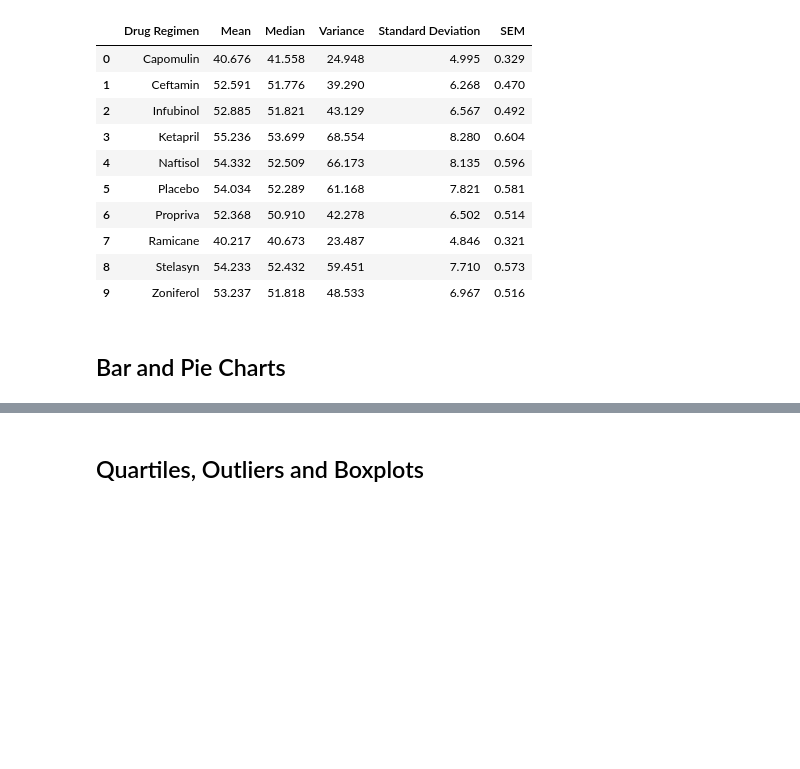
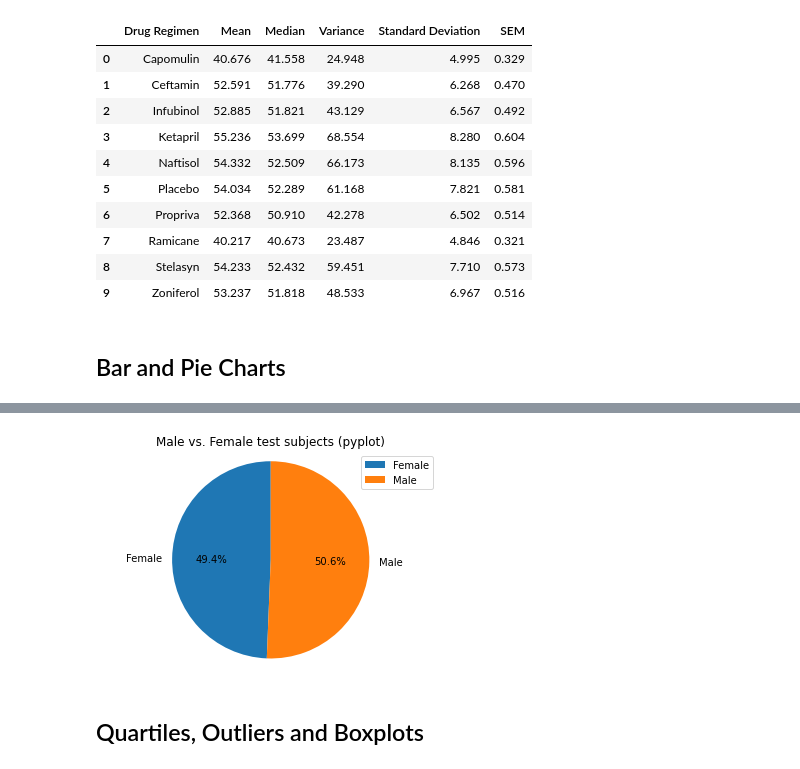
Before and after one commit to JeremyKalmus/matplotlib-challenge, a Jupyter notebook: pymaceuticals_starter.ipynb, the cells around one changed output, grey strips where cells are left out. Cells and saved outputs as stored; diff of their text form; code cells hidden in the pictures; blank space fills up the shorter version.

```diff
--- a/pymaceuticals_starter.ipynb
+++ b/pymaceuticals_starter.ipynb
@@ -179,3 +231,20 @@ tumor_vol_summary_2
+# %%
+# Generate a pie plot showing the distribution of female versus male mice using pyplot
+#get data and count by sex
+pie_plt = combined_data_clean.copy()[['Mouse ID', 'Sex']]
+pie_plt = pie_plt.groupby('Sex').count().reset_index()
+
+
+#plot with pandas as a pie + formatting etc.
+labels = pie_plt['Sex']
+count = pie_plt['Mouse ID']
+plt.pie(count, labels=labels,autopct="%1.1f%%", startangle=90)
+plt.title('Male vs. Female test subjects (pyplot)')
+plt.legend(loc='best')
+plt.axis("equal")
+plt.show()
+# %% [output]
+[figure, added]
 # %% [markdown]
 ## Quartiles, Outliers and Boxplots
 # %%
```
Also changed, not shown: parts of 8 cells of this notebook.
